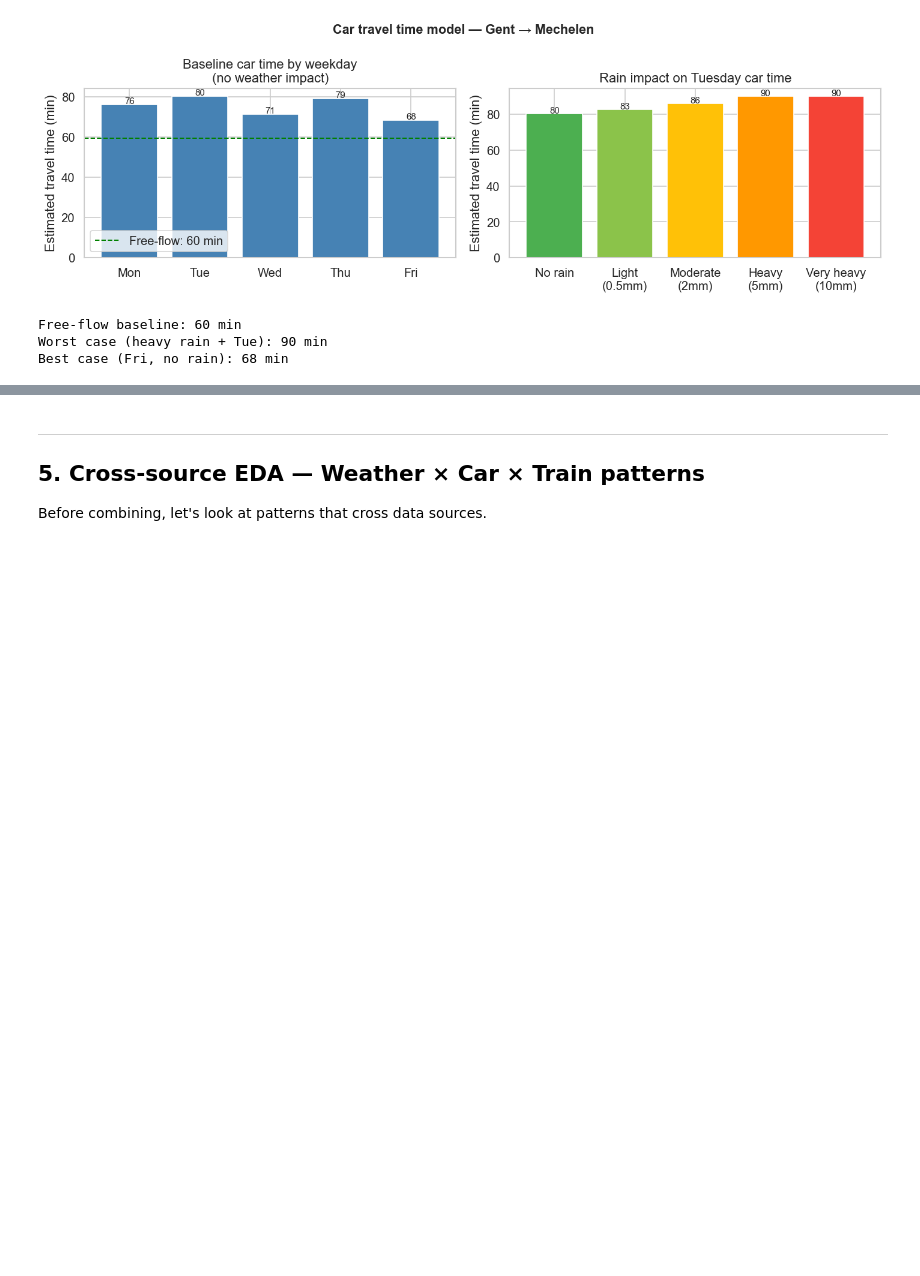
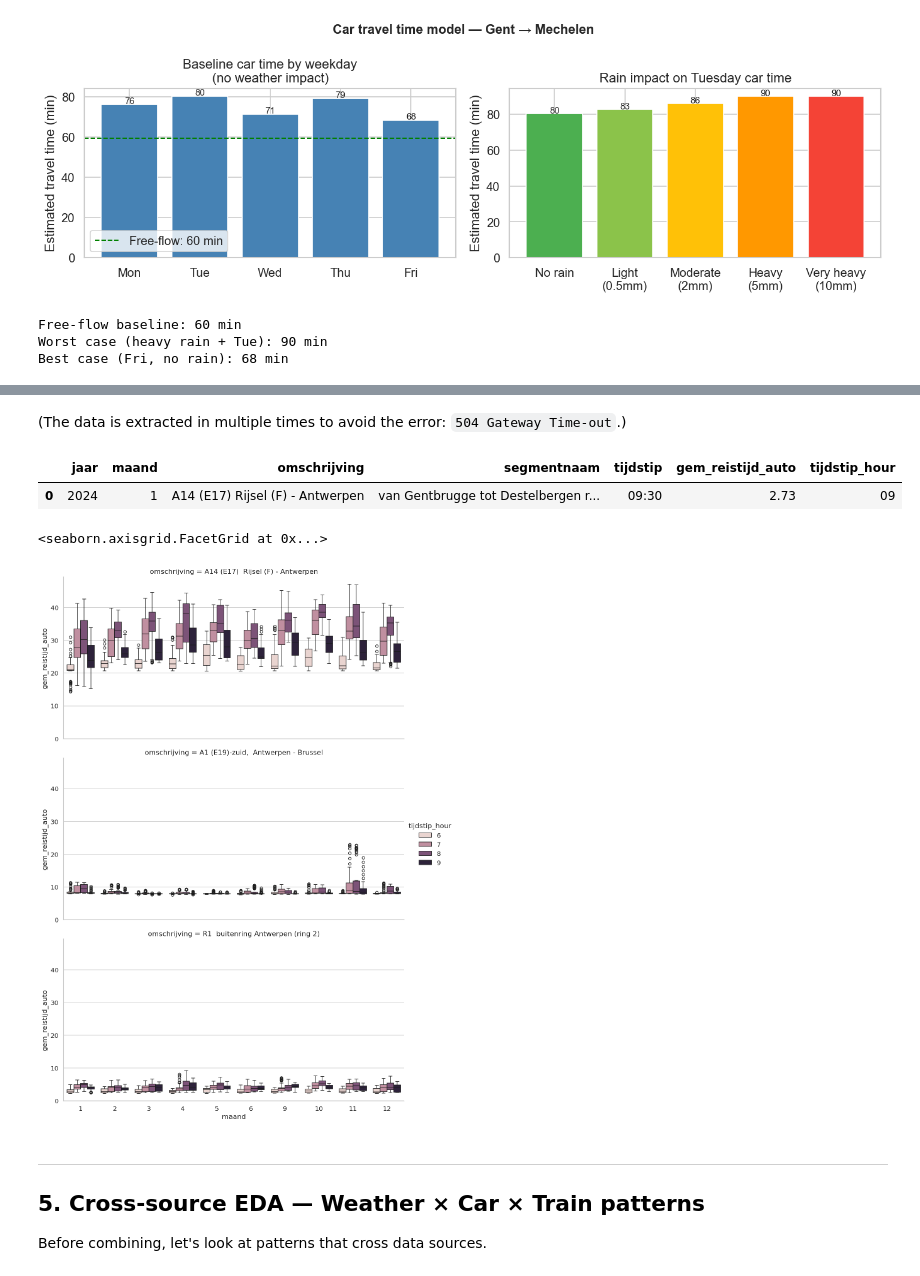
Before and after one commit to MaximeMylle/trafic_forecast_datascience, a Jupyter notebook: 01_data_exploration_combined.ipynb, the cells around one changed output, grey strips where cells are left out. Drawn from its saved outputs; the diff is of its cells as text; code cells hidden in the pictures; blank space fills up the shorter version.

Commit message:
add traffic data from Vlaams Verkeercentrum

```diff
--- a/01_data_exploration_combined.ipynb
+++ b/01_data_exploration_combined.ipynb
@@ -817,3 +847,39 @@ Best case (Fri, no rain): 68 min
+# %% [markdown]
+(The data is extracted in multiple times to avoid the error: `504 Gateway Time-out`.)
+# %%
+dir = './data/raw/'
+import os
+data_traffic_list = []
+for file in os.listdir(dir):
+    if file.startswith("reistijd"):
+        # print(file)
+        data_traffic = pd.read_excel(io = os.path.join(dir, file), sheet_name = 'data')
+        data_traffic_list.append(data_traffic)
+data_traffic = pd.concat(data_traffic_list)
+# %%
+data_traffic.head(1)
+# %% [output]
+|  | jaar | maand | omschrijving | segmentnaam | tijdstip | gem_reistijd_auto | tijdstip_hour |
+| 0 | 2024 | 1 | A14 (E17) Rijsel (F) - Antwerpen | van Gentbrugge tot Destelbergen r... | 09:30 | 2.73 | 09 |
+# %%
+# extract hour
+data_traffic['tijdstip_hour'] = data_traffic['tijdstip'].str.extract(r"(\d{2})")
+data_traffic['tijdstip_hour'] = pd.to_numeric(data_traffic['tijdstip_hour'])
+
+# filter data for peak hours: 6h -> 9h
+data_traffic = data_traffic.loc[data_traffic['tijdstip_hour'].isin([6, 7, 8, 9])]
+# %%
+# sum travelling time across all segments
+data_traffic_agg = data_traffic.groupby(['jaar', 'maand', 'omschrijving', 'tijdstip', 'tijdstip_hour'])['gem_reistijd_auto'].sum().reset_index()
+# %%
+sns.catplot(
+    data = data_traffic_agg, x = 'maand', y = 'gem_reistijd_auto', hue = 'tijdstip_hour',
+    row = "omschrijving", kind = 'box', height = 5, aspect = 2
+)
+#sns.boxplot(data = data_traffic_agg, x = 'maand', y = 'gem_reistijd_auto', hue = 'omschrijving', ax = ax)
+# %% [output]
+<seaborn.axisgrid.FacetGrid at 0x...>
+[figure, added]
 # %% [markdown]
 ---
 ## 5. Cross-source EDA — Weather × Car × Train patterns
```
Also changed, not shown: parts of 8 cells of this notebook, 4 other files.
